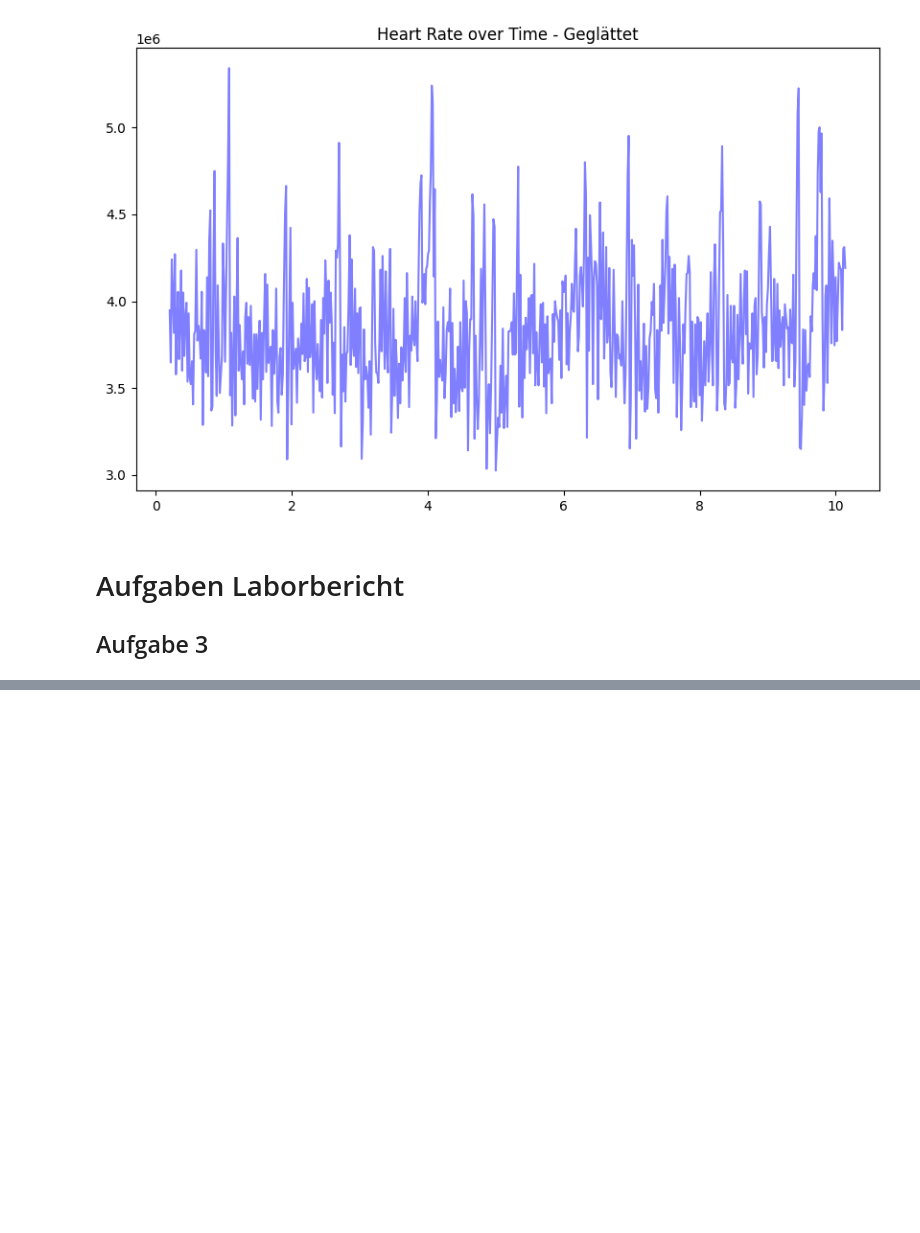
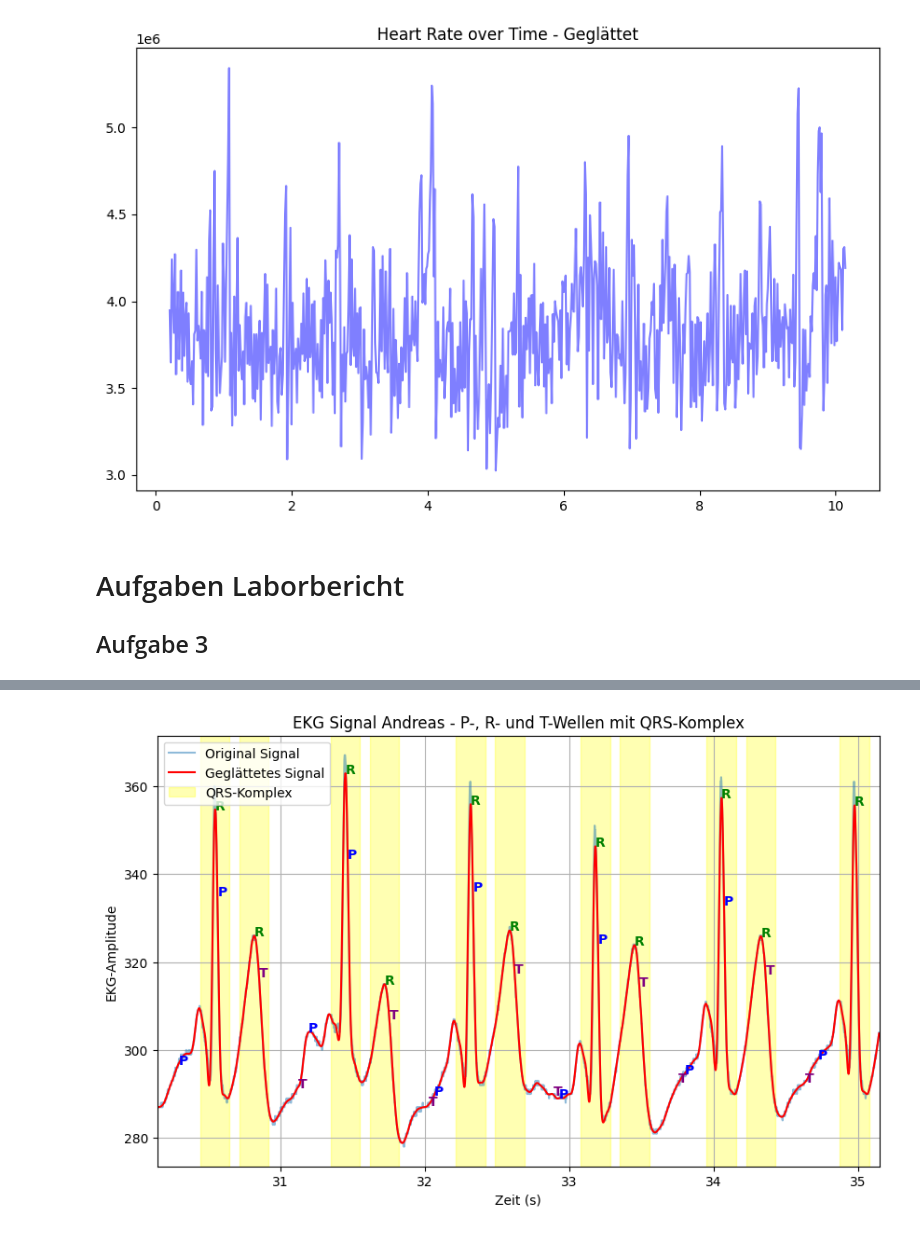
Before and after one commit to VPaulineC/Praktikum-2, a Jupyter notebook: Praktikum_2.ipynb, the cells around one changed output, grey strips where cells are left out. Cells and saved outputs as stored; diff of their text form; code cells hidden in the pictures; blank space fills up the shorter version.

```diff
--- a/Praktikum_2.ipynb
+++ b/Praktikum_2.ipynb
@@ -132,46 +138,64 @@ plt.show()
 # %%
-# Ensure time_ms and ecg_filtered are defined
-if 'time_ms' in globals() and 'ecg_filtered' in globals():
-    # Peaks erkennen (z. B. für R-Spitzen im QRS-Komplex)
-    distance = int(200 / (time_ms[1] - time_ms[0]))  # Mindestabstand zwischen Spitzen in Samples (ca. 200ms)
-    r_peaks, _ = sci.find_peaks(ecg_filtered, distance=distance, height=np.mean(ecg_filtered) + np.std(ecg_filtered))
+time_sec= time_ms / 1000
+# Nur Daten für 5 Sekunden plotten
+start_time = time_sec.iloc[0]
+end_time = start_time + 5  # 5 Sekunden später
+mask = (time_sec >= start_time) & (time_sec <= end_time)
 
-    # QRS-Komplex: Suche nach den Q- und S-Punkten um jede R-Spitze
-    qrs_windows = []
-    for peak in r_peaks:
-        # Suche nach den Q- und S-Punkten in einem festen Zeitfenster um die R-Spitze
+# Gefilterte Daten beschränken
+time_sec_plot = time_sec[mask]
+ecg_filtered_plot = ecg_filtered[mask]
+ecg_plot = ecg[mask]
+
+# R-Spitzen erkennen (z. B. für QRS-Komplex)
+distance = int(200 / (time_ms[1] - time_ms[0]))  # Mindestabstand (200ms in Samples)
+r_peaks, _ = sci.find_peaks(ecg_filtered, distance=distance, height=np.mean(ecg_filtered) + np.std(ecg_filtered))
+
+# QRS-Komplex: Q- und S-Punkte finden
+qrs_windows = []
+for peak in r_peaks:
+    if start_time <= time_sec[peak] <= end_time:  # Nur Spitzen innerhalb des Plots
         window = int(100 / (time_ms[1] - time_ms[0]))  # 100ms vor und nach der R-Spitze
         q_idx = max(0, peak - window)
-        s_idx = min(len(ecg_filtered), peak + window)
+        s_idx = min(len(ecg_filtered) - 1, peak + window)
         qrs_windows.append((q_idx, s_idx))
 
-    # Einfache Suche nach P- und T-Wellen basierend auf den QRS-Fenstern
-    p_waves = [max(0, q - int(150 / (time_ms[1] - time_ms[0]))) for q, _ in qrs_windows]
-    t_waves = [min(len(ecg_filtered) - 1, s + int(200 / (time_ms[1] - time_ms[0]))) for _, s in qrs_windows]
+# P- und T-Wellen schätzen
+p_waves = [max(0, q - int(150 / (time_ms[1] - time_ms[0]))) for q, _ in qrs_windows]
+t_waves = [min(len(ecg_filtered) - 1, s + int(200 / (time_ms[1] - time_ms[0]))) for _, s in qrs_windows]
 
-    # Plot
-    plt.figure(figsize=(10, 6))
-    plt.plot(time_ms, ecg, label='Original Signal', alpha=0.5)
-    plt.plot(time_ms, ecg_filtered, label='Geglättetes Signal', color='red')
+# Plotten der EKG-Daten mit verbesserten Markierungen
+plt.figure(figsize=(10, 6))
+plt.plot(time_sec_plot, ecg_plot, label='Original Signal', alpha=0.5)
+plt.plot(time_sec_plot, ecg_filtered_plot, label='Geglättetes Signal', color='red')
 
-    # Schreibe Buchstaben an die jeweiligen Positionen
-    for p in p_waves:
-        plt.text(time_ms[p], ecg_filtered[p], 'P', color='blue', fontsize=10, fontweight='bold')
-    for r in r_peaks:
-        plt.text(time_ms[r], ecg_filtered[r], 'R', color='green', fontsize=10, fontweight='bold')
-    for t in t_waves:
-        plt.text(time_ms[t], ecg_filtered[t], 'T', color='purple', fontsize=10, fontweight='bold')
+# QRS-Komplex als Rechtecke markieren
+for q, s in qrs_windows:
+    if start_time <= time_sec[q] <= end_time and start_time <= time_sec[s] <= end_time:
+        plt.axvspan(time_sec[q], time_sec[s], color='yellow', alpha=0.3, label='QRS-Komplex')
 
-    plt.title('EKG Signal - Markierte P-, R- und T-Wellen')
-    plt.legend()
-    plt.grid()
+# R-Spitzen als Buchstaben markieren
+for r in r_peaks:
+    if start_time <= time_sec[r] <= end_time:
+        plt.text(time_sec[r], ecg_filtered[r], 'R', color='green', fontsize=10, fontweight='bold')
 
-    # Display only 5 seconds of the plot
-    start_time = time_ms.iloc[0]
-    end_time = start_time + 5000  # 5 seconds later
-    plt.xlim(start_time, end_time)
+# P- und T-Wellen als Buchstaben markieren
+for p in p_waves:
+    if start_time <= time_sec[p] <= end_time:
+        plt.text(time_sec[p], ecg_filtered[p], 'P', color='blue', fontsize=10, fontweight='bold')
+for t in t_waves:
+    if start_time <= time_sec[t] <= end_time:
+        plt.text(time_sec[t], ecg_filtered[t], 'T', color='purple', fontsize=10, fontweight='bold')
 
-    plt.show()
-else:
-    print("Variables 'time_ms' and 'ecg_filtered' are not defined.")
+# Legende anpassen (verhindert doppelte Labels)
+handles, labels = plt.gca().get_legend_handles_labels()
+by_label = dict(zip(labels, handles))
+plt.legend(by_label.values(), by_label.keys())
+
+plt.title('EKG Signal Andreas - P-, R- und T-Wellen mit QRS-Komplex')
+plt.xlabel('Zeit (s)')
+plt.ylabel('EKG-Amplitude')
+plt.grid()
+plt.xlim(start_time, end_time)
+plt.show()
 # %% [output]
@@ -180,3 +202,4 @@ ValueError: Image size of 93303x528 pixels is too large. It must be less than 2^
+[figure, added]
 # %%
 # Plot Ruhe Pauline
 df = pd.read_csv('lab2code1_Ruhe_Pauline.csv', sep = ';')
```
Also changed, not shown: parts of 5 cells of this notebook.
